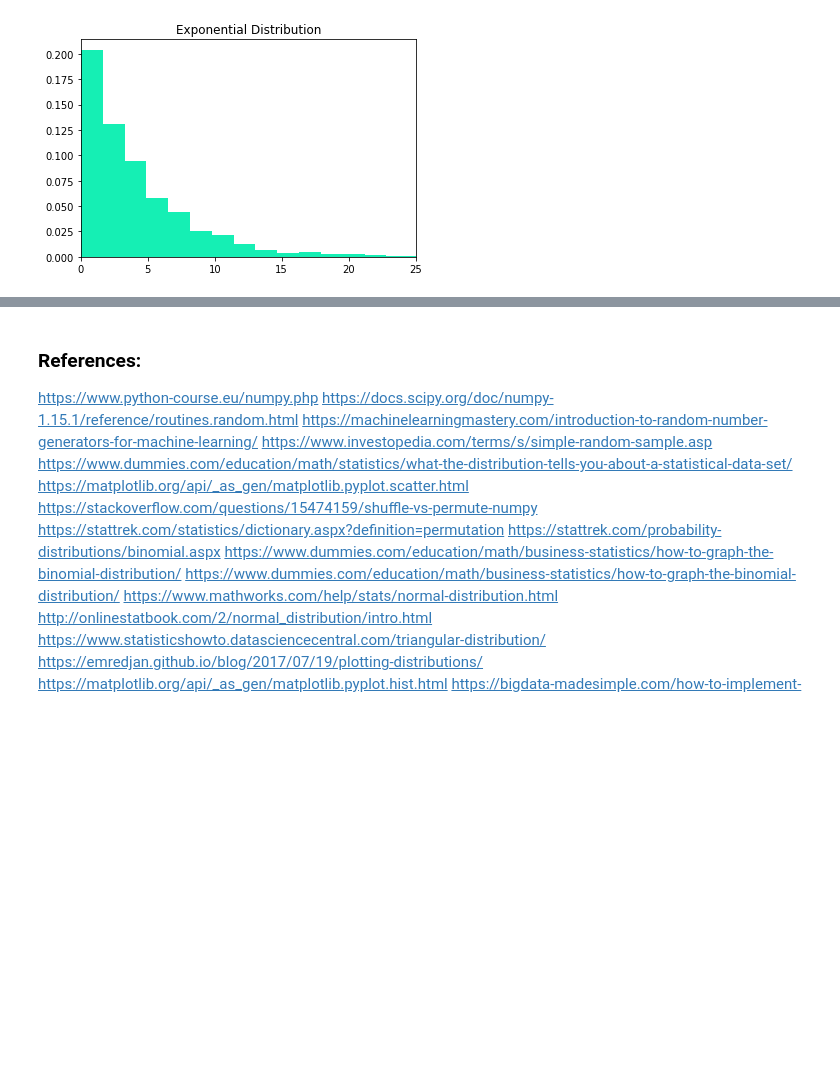
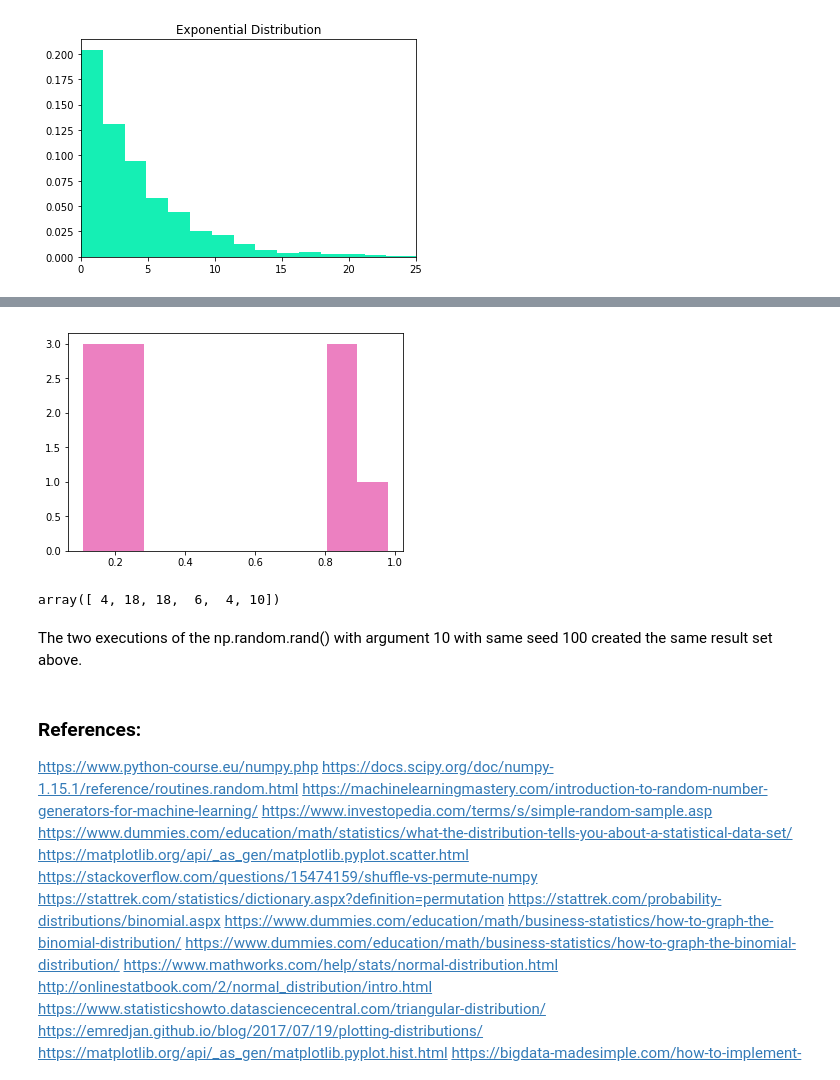
Before and after one commit to shammas012/NumpyRandom, a Jupyter notebook: NumpyRandomPackage.ipynb, the cells around one changed output, grey strips where cells are left out. Saved outputs shown, nothing was run; the diff lists cells and outputs as text; code cells hidden in the pictures; blank space fills up the shorter version.

```diff
--- a/NumpyRandomPackage.ipynb
+++ b/NumpyRandomPackage.ipynb
@@ -364,3 +422,14 @@ All these function provide the output by performing some operation on a value. W
+# %%
+plt.hist(randFourthExecution, facecolor='#EC80C1')
+plt.show()
+# %% [output]
+[figure, added]
+# %%
+rm.choice(np.arange(0,20,2),6,replace='True')
+# %% [output]
+array([ 4, 18, 18,  6,  4, 10])
+# %% [markdown]
+The two executions of the np.random.rand() with argument 10 with same seed 100 created the same result set above.
 # %% [markdown]
 ### References:
 
```
Also changed, not shown: parts of 11 cells of this notebook.
